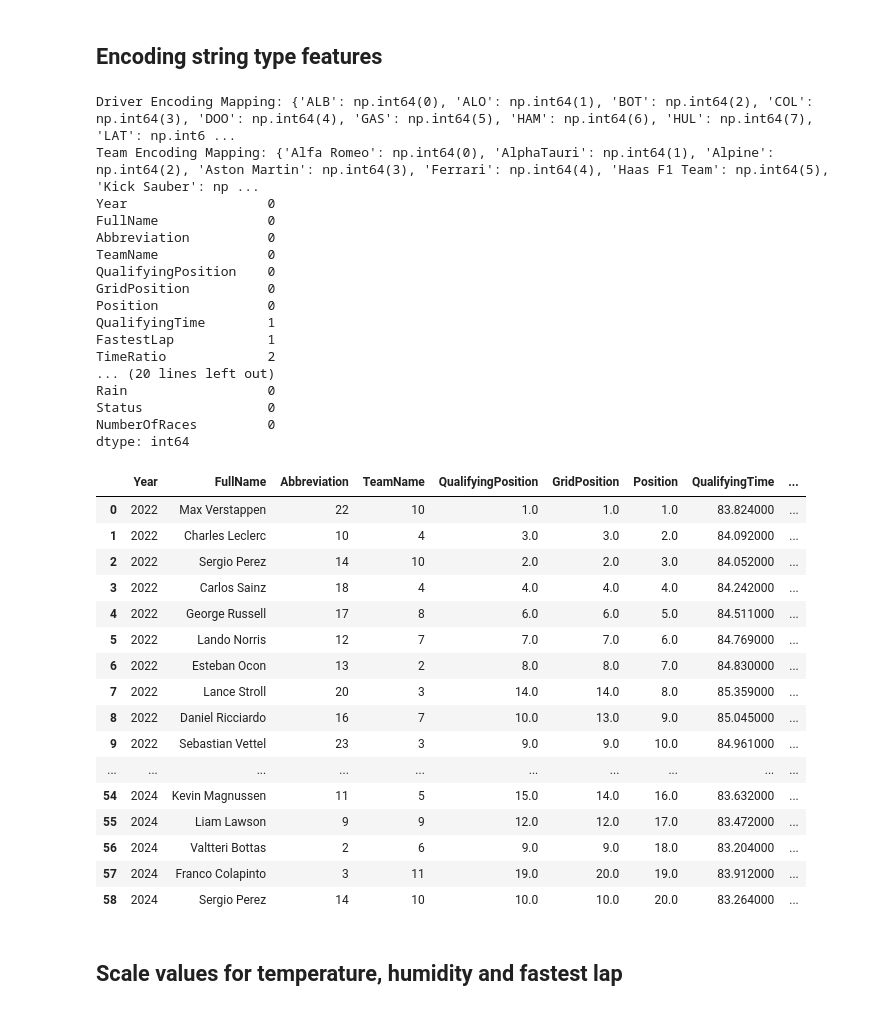
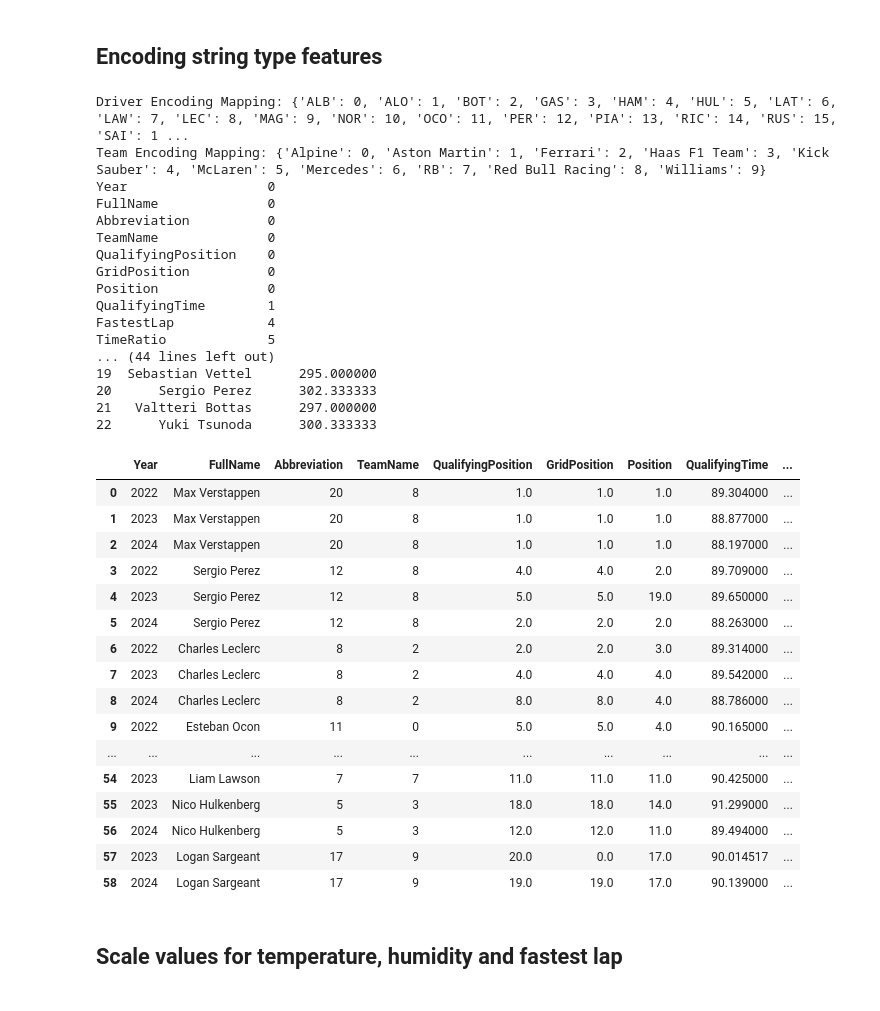
Before and after one commit to petarstamenkovic/F1-Race-Predictor, a Jupyter notebook: F1_Race_Predictor.ipynb, the cells around one changed output. Drawn from its saved outputs; the diff is of its cells as text; code cells hidden in the pictures.

Commit message:
Added means for SpeedTrapQualy, TimeRatio, mapped Alfa Romeo to Kick Sauber, and Alpha Tauri to RB

```diff
--- a/F1_Race_Predictor.ipynb
+++ b/F1_Race_Predictor.ipynb
@@ -18,7 +18,7 @@ fastf1.Cache.enable_cache(custom_cache_folder)
 experience = pd.read_csv("Dataset/DriverInfo.csv")
 
 # Import a race name - Later this will be a user input
-circuit_name = "Abu Dhabi"
+circuit_name = "Japanese Grand Prix"
 
 # Function that gets race data
 def get_race_data(year, circuit):
@@ -144,6 +144,7 @@ final_data["TimeRatio"] = final_data.apply(
     axis=1
 )
 
+
 # Clean up the final DataFrame
 final_data = final_data[[
     'Year', 'FullName', 'Abbreviation', 'TeamName',
@@ -153,5 +154,14 @@ final_data = final_data[[
     # Add any columns from experience.csv that you need
 ]]
 
+team_mappings = {
+    'Alfa Romeo': 'Kick Sauber',
+    'AlphaTauri': 'RB'
+}
+
+final_data['TeamName'] = final_data['TeamName'].replace(team_mappings)
+
+
+
 final_data
 # %% [output]
@@ -228,58 +221,63 @@ team_mapping = dict(zip(label_encoder_team.classes_, label_encoder_team.transfor
 print("Team Encoding Mapping:", team_mapping)
 
 # Inverse process - if you need it
 #decoded_driver = label_encoder_abbr.inverse_transform([0, 1, 2])  # Convert 0,1,2 back to names
 #decoded_team = label_encoder_team.inverse_transform([0, 1, 2])
 
 #print("Decoded Drivers:", decoded_driver)
 #print("Decoded Teams:", decoded_team)
 
 # Check for NaN values
 print(final_sessions_encoded.isnull().sum())
 
 # Fill NaN values with mean values in those columns
 for col in ["QualifyingTime", "FastestLap", "TimeRatio", "SpeedTrapQualy"]:
     final_sessions_encoded[col] = final_sessions_encoded[col].fillna(final_sessions_encoded[col].mean())
 
 # Verify that there are no NaN values
 print(final_sessions_encoded.isnull().sum())
 
+mean_speeds = final_sessions_encoded.groupby('FullName')['SpeedTrapQualy'].mean().reset_index()
+print("Mean speeds are: ", mean_speeds)
+final_sessions_encoded['MeanSpeedTrap'] = final_sessions_encoded.groupby('FullName')['SpeedTrapQualy'].transform('mean')
+final_sessions_encoded['MeanTimeRatio'] = final_sessions_encoded.groupby('FullName')['TimeRatio'].transform('mean')
+
 final_sessions_encoded
 # %% [output]
-Driver Encoding Mapping: {'ALB': np.int64(0), 'ALO': np.int64(1), 'BOT': np.int64(2), 'COL': np.int64(3), 'DOO': np.int64(4), 'GAS': np.int64(5), 'HAM': np.int64(6), 'HUL': np.int64(7), 'LAT': np.int6 ...
-Team Encoding Mapping: {'Alfa Romeo': np.int64(0), 'AlphaTauri': np.int64(1), 'Alpine': np.int64(2), 'Aston Martin': np.int64(3), 'Ferrari': np.int64(4), 'Haas F1 Team': np.int64(5), 'Kick Sauber': np ...
+Driver Encoding Mapping: {'ALB': 0, 'ALO': 1, 'BOT': 2, 'GAS': 3, 'HAM': 4, 'HUL': 5, 'LAT': 6, 'LAW': 7, 'LEC': 8, 'MAG': 9, 'NOR': 10, 'OCO': 11, 'PER': 12, 'PIA': 13, 'RIC': 14, 'RUS': 15, 'SAI': 1 ...
+Team Encoding Mapping: {'Alpine': 0, 'Aston Martin': 1, 'Ferrari': 2, 'Haas F1 Team': 3, 'Kick Sauber': 4, 'McLaren': 5, 'Mercedes': 6, 'RB': 7, 'Red Bull Racing': 8, 'Williams': 9}
 Year                  0
 FullName              0
 Abbreviation          0
 TeamName              0
 QualifyingPosition    0
 GridPosition          0
 Position              0
 QualifyingTime        1
-FastestLap            1
-TimeRatio             2
-... (20 lines left out)
-Rain                  0
-Status                0
-NumberOfRaces         0
-dtype: int64
+FastestLap            4
+TimeRatio             5
+... (44 lines left out)
+19  Sebastian Vettel      295.000000
+20      Sergio Perez      302.333333
+21   Valtteri Bottas      297.000000
+22      Yuki Tsunoda      300.333333
 |  | Year | FullName | Abbreviation | TeamName | QualifyingPosition | GridPosition | Position | QualifyingTime | ... |
-| 0 | 2022 | Max Verstappen | 22 | 10 | 1.0 | 1.0 | 1.0 | 83.824000 | ... |
-| 1 | 2022 | Charles Leclerc | 10 | 4 | 3.0 | 3.0 | 2.0 | 84.092000 | ... |
-| 2 | 2022 | Sergio Perez | 14 | 10 | 2.0 | 2.0 | 3.0 | 84.052000 | ... |
-| 3 | 2022 | Carlos Sainz | 18 | 4 | 4.0 | 4.0 | 4.0 | 84.242000 | ... |
-| 4 | 2022 | George Russell | 17 | 8 | 6.0 | 6.0 | 5.0 | 84.511000 | ... |
-| 5 | 2022 | Lando Norris | 12 | 7 | 7.0 | 7.0 | 6.0 | 84.769000 | ... |
-| 6 | 2022 | Esteban Ocon | 13 | 2 | 8.0 | 8.0 | 7.0 | 84.830000 | ... |
-| 7 | 2022 | Lance Stroll | 20 | 3 | 14.0 | 14.0 | 8.0 | 85.359000 | ... |
-| 8 | 2022 | Daniel Ricciardo | 16 | 7 | 10.0 | 13.0 | 9.0 | 85.045000 | ... |
-| 9 | 2022 | Sebastian Vettel | 23 | 3 | 9.0 | 9.0 | 10.0 | 84.961000 | ... |
+| 0 | 2022 | Max Verstappen | 20 | 8 | 1.0 | 1.0 | 1.0 | 89.304000 | ... |
+| 1 | 2023 | Max Verstappen | 20 | 8 | 1.0 | 1.0 | 1.0 | 88.877000 | ... |
+| 2 | 2024 | Max Verstappen | 20 | 8 | 1.0 | 1.0 | 1.0 | 88.197000 | ... |
+| 3 | 2022 | Sergio Perez | 12 | 8 | 4.0 | 4.0 | 2.0 | 89.709000 | ... |
+| 4 | 2023 | Sergio Perez | 12 | 8 | 5.0 | 5.0 | 19.0 | 89.650000 | ... |
+| 5 | 2024 | Sergio Perez | 12 | 8 | 2.0 | 2.0 | 2.0 | 88.263000 | ... |
+| 6 | 2022 | Charles Leclerc | 8 | 2 | 2.0 | 2.0 | 3.0 | 89.314000 | ... |
+| 7 | 2023 | Charles Leclerc | 8 | 2 | 4.0 | 4.0 | 4.0 | 89.542000 | ... |
+| 8 | 2024 | Charles Leclerc | 8 | 2 | 8.0 | 8.0 | 4.0 | 88.786000 | ... |
+| 9 | 2022 | Esteban Ocon | 11 | 0 | 5.0 | 5.0 | 4.0 | 90.165000 | ... |
 | ... | ... | ... | ... | ... | ... | ... | ... | ... | ... |
-| 54 | 2024 | Kevin Magnussen | 11 | 5 | 15.0 | 14.0 | 16.0 | 83.632000 | ... |
-| 55 | 2024 | Liam Lawson | 9 | 9 | 12.0 | 12.0 | 17.0 | 83.472000 | ... |
-| 56 | 2024 | Valtteri Bottas | 2 | 6 | 9.0 | 9.0 | 18.0 | 83.204000 | ... |
-| 57 | 2024 | Franco Colapinto | 3 | 11 | 19.0 | 20.0 | 19.0 | 83.912000 | ... |
-| 58 | 2024 | Sergio Perez | 14 | 10 | 10.0 | 10.0 | 20.0 | 83.264000 | ... |
+| 54 | 2023 | Liam Lawson | 7 | 7 | 11.0 | 11.0 | 11.0 | 90.425000 | ... |
+| 55 | 2023 | Nico Hulkenberg | 5 | 3 | 18.0 | 18.0 | 14.0 | 91.299000 | ... |
+| 56 | 2024 | Nico Hulkenberg | 5 | 3 | 12.0 | 12.0 | 11.0 | 89.494000 | ... |
+| 57 | 2023 | Logan Sargeant | 17 | 9 | 20.0 | 0.0 | 17.0 | 90.014517 | ... |
+| 58 | 2024 | Logan Sargeant | 17 | 9 | 19.0 | 19.0 | 17.0 | 90.139000 | ... |
 # %% [markdown]
 ## Scale values for temperature, humidity and fastest lap
 # %%
```
Also changed, not shown: parts of 3 cells of this notebook.
